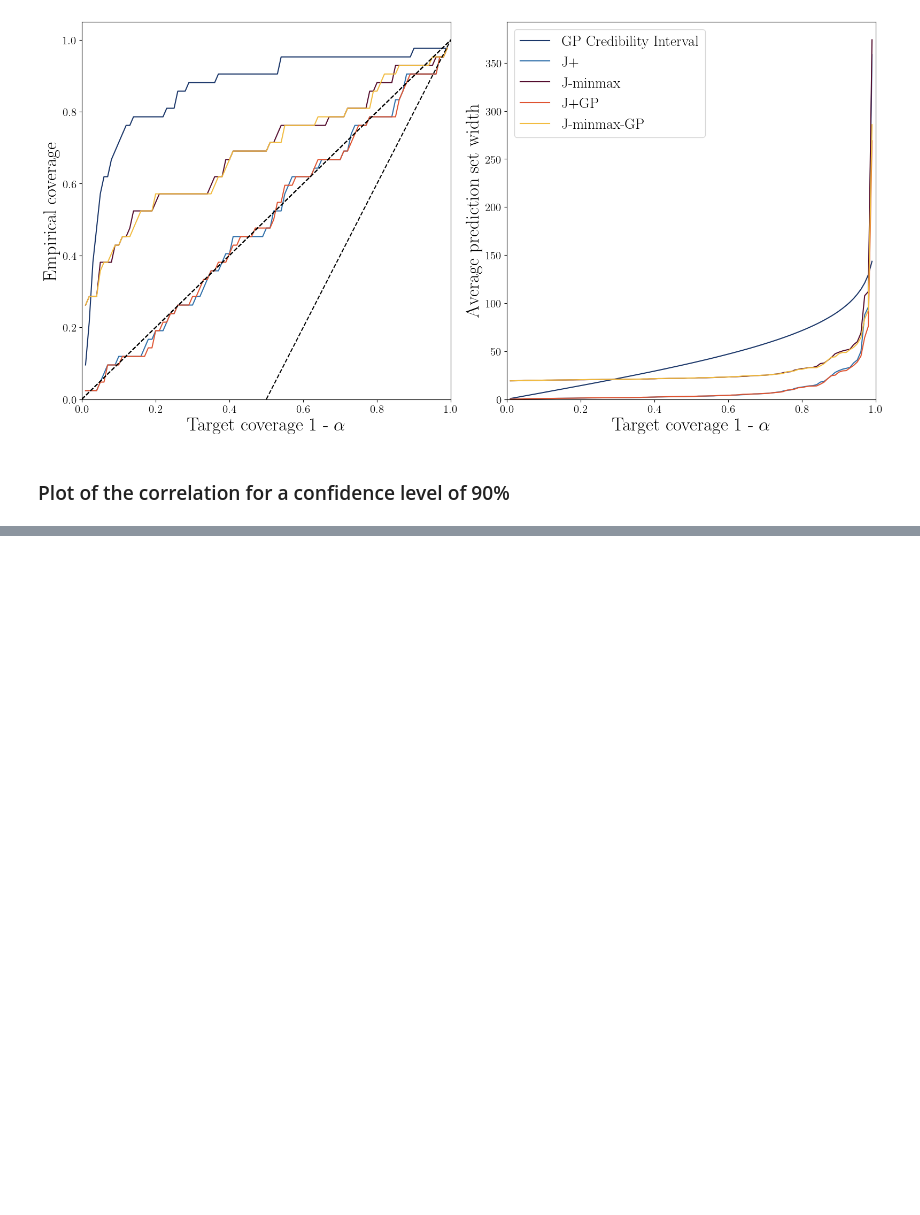
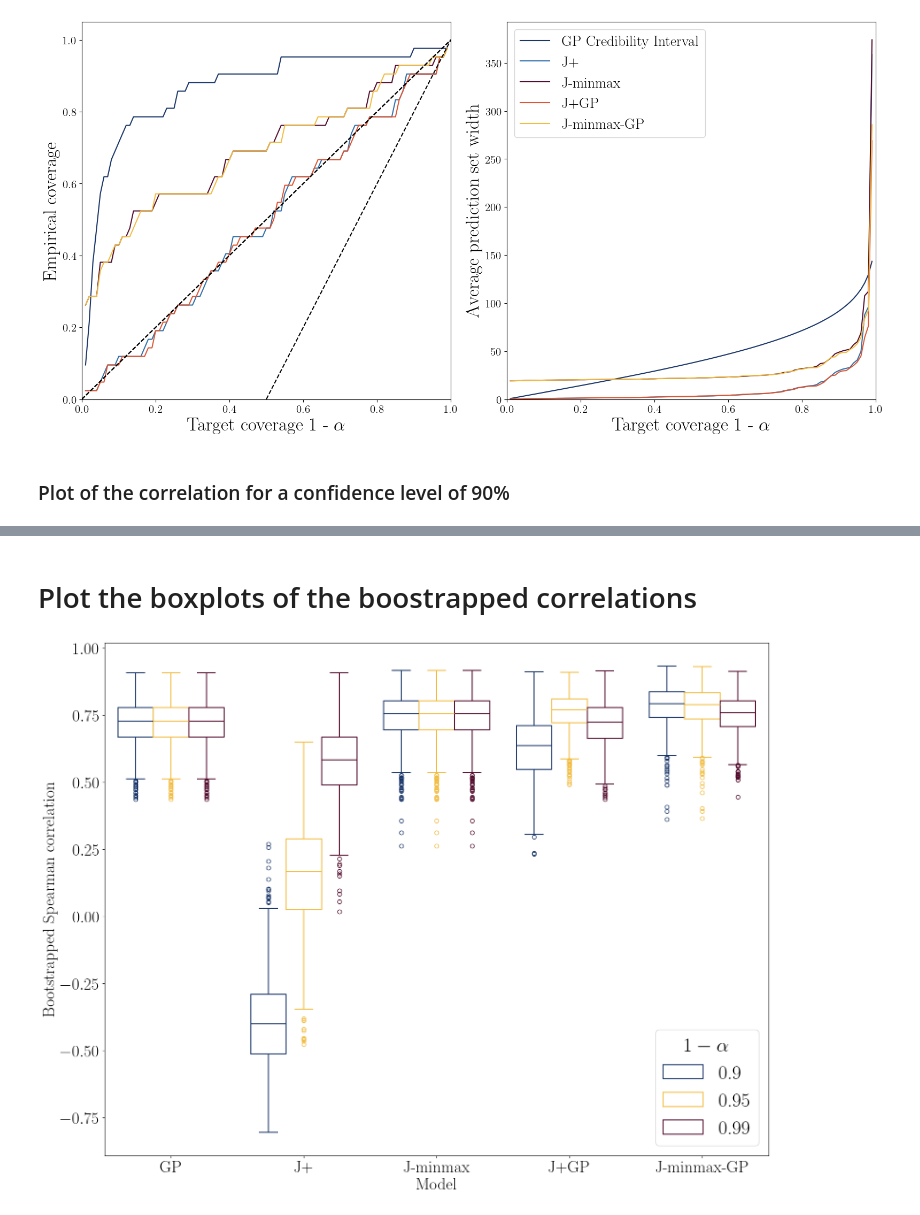
Before and after one commit to vincentblot28/conformalized_gp, a Jupyter notebook: paper_results/notebooks/cpu_notebook.ipynb, the cells around one changed output, grey strips where cells are left out. Cells and saved outputs as stored; diff of their text form; code cells hidden in the pictures; blank space fills up the shorter version.

```diff
--- a/paper_results/notebooks/cpu_notebook.ipynb
+++ b/paper_results/notebooks/cpu_notebook.ipynb
@@ -383,0 +440,6 @@ plt.savefig("paper_results/plots/cpu_corr.pdf")
+# %% [markdown]
+# Plot the boxplots of the boostrapped correlations
+# %%
+plot_boxplot(models, ALPHA, BLUE_1, YELLOW, VIOLET, save=True, filename="paper_results/plots/cpu_boxplot.pdf")
+# %% [output]
+[figure, added]
```
Also changed, not shown: parts of 9 cells of this notebook.
